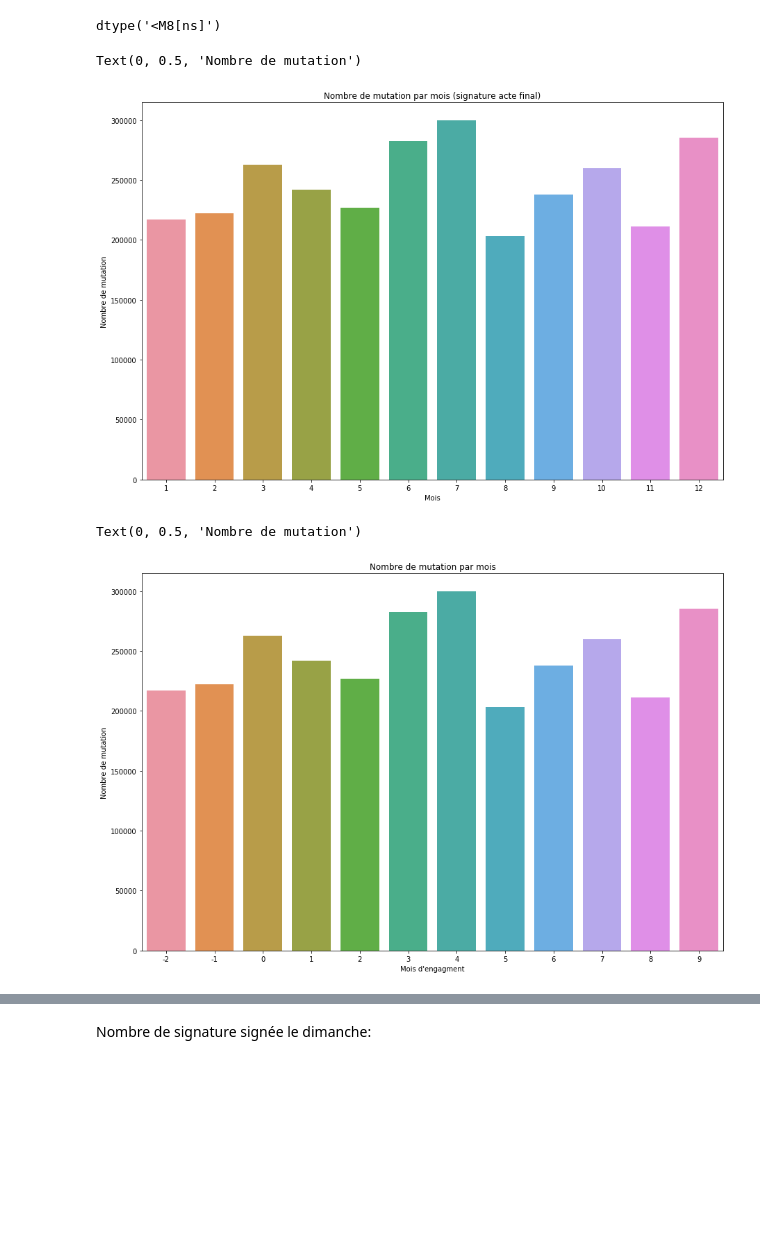
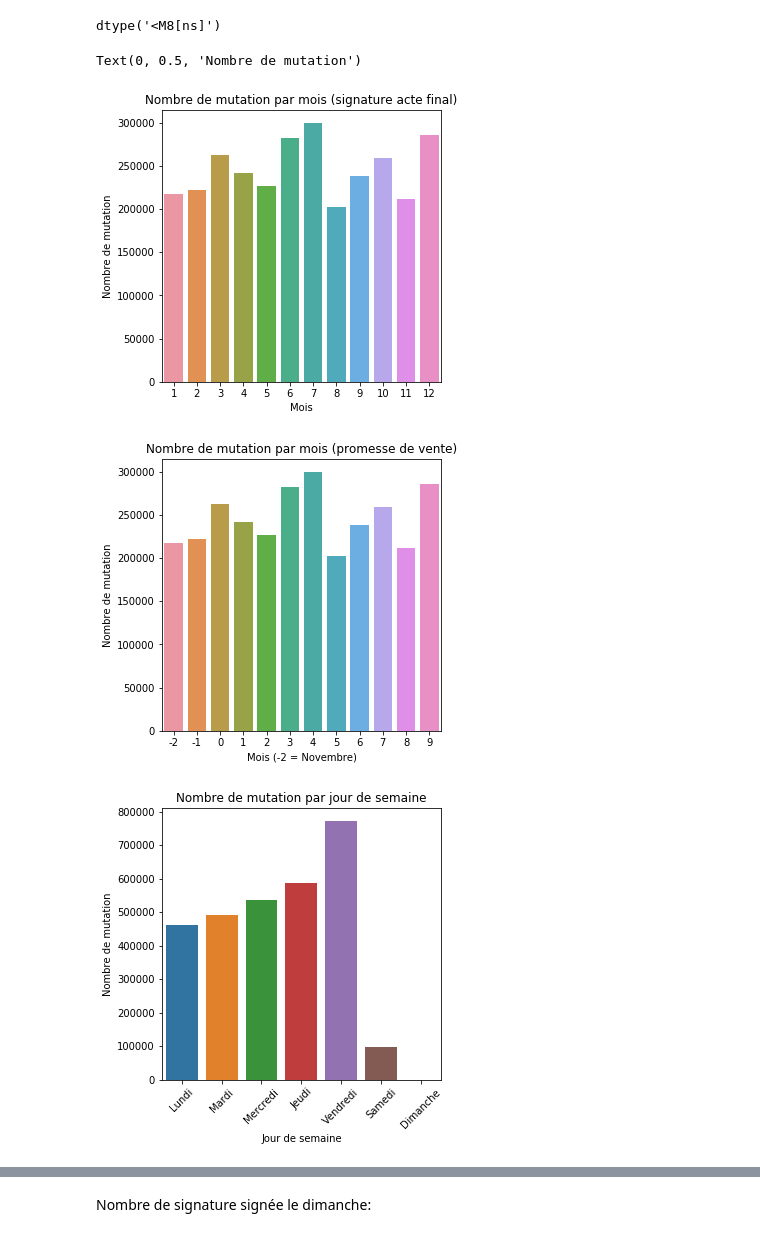
Before and after one commit to houseofai/french-realestate-price-prediction, a Jupyter notebook: Valeurs Foncieres Franccaise - EDA.ipynb, the cells around one changed output, grey strips where cells are left out. Saved outputs shown, nothing was run; the diff lists cells and outputs as text; code cells hidden in the pictures; blank space fills up the shorter version.

Commit message:
Etude des nature des mutations

```diff
--- a/Valeurs Foncieres Franccaise - EDA.ipynb
+++ b/Valeurs Foncieres Franccaise - EDA.ipynb
@@ -199,23 +205,30 @@ Text(0, 0.5, 'Valeur foncière')
 df.date_mutation.dtype
 # %% [output]
 dtype('<M8[ns]')
-# %%
-plt.figure(figsize=(15,10))
-df['month'] = df.date_mutation.map(lambda x: x.month)
-ax = sns.countplot(x=df.month)
-ax.set_title('Nombre de mutation par mois (signature acte final)')
-ax.set_xlabel('Mois')
-ax.set_ylabel('Nombre de mutation')
-# %% [output]
-Text(0, 0.5, 'Nombre de mutation')
-[figure, removed]
 # %%
-plt.figure(figsize=(15,10))
+plt.figure(figsize=(5,5))
+df['month'] = df.date_mutation.map(lambda x: x.month)
+ax = sns.countplot(x=df.month)
+ax.set_title('Nombre de mutation par mois (signature acte final)')
+ax.set_xlabel('Mois')
+ax.set_ylabel('Nombre de mutation')
+
+plt.figure(figsize=(5,5))
 df['sign_month'] = df.date_mutation.map(lambda x: x.month-3)
 ax = sns.countplot(x=df.sign_month)
 ax.set_title('Nombre de mutation par mois (promesse de vente)')
 ax.set_xlabel('Mois (-2 = Novembre)')
 ax.set_ylabel('Nombre de mutation')
+
+plt.figure(figsize=(5,5))
+df['dayofweek'] = df.date_mutation.map(lambda x: x.dayofweek)
+ax = sns.countplot(x=df.dayofweek)
+ax.set_title('Nombre de mutation par jour de semaine')
+ax.set_xlabel('Jour de semaine')
+ax.set_xticklabels(['Lundi','Mardi','Mercredi','Jeudi','Vendredi','Samedi','Dimanche'],rotation=45)
+ax.set_ylabel('Nombre de mutation')
 # %% [output]
 Text(0, 0.5, 'Nombre de mutation')
-[figure, old version]
+[figure, new version]
+[figure, added]
+[figure, added]
```
Also changed, not shown: parts of 35 cells of this notebook.
